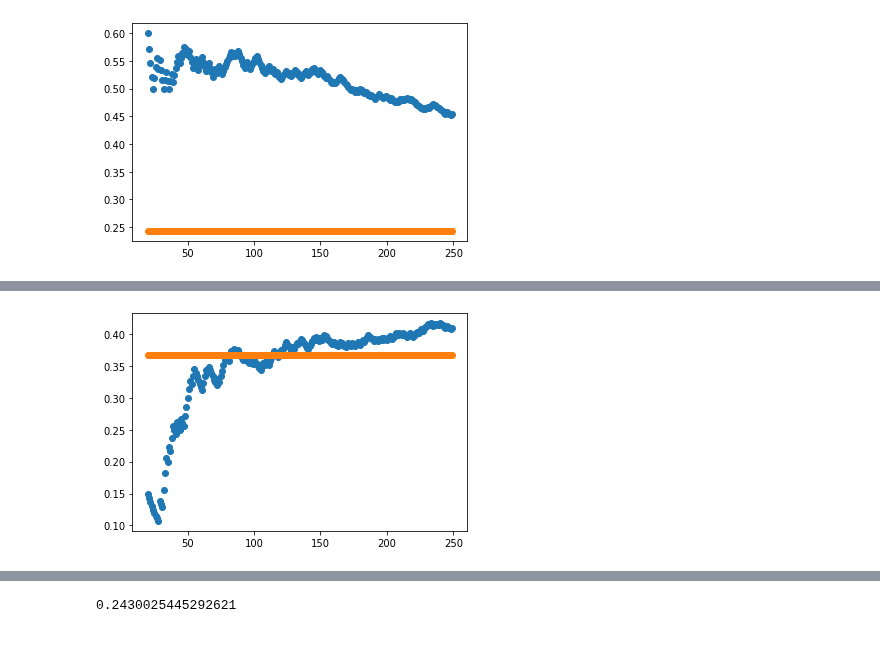
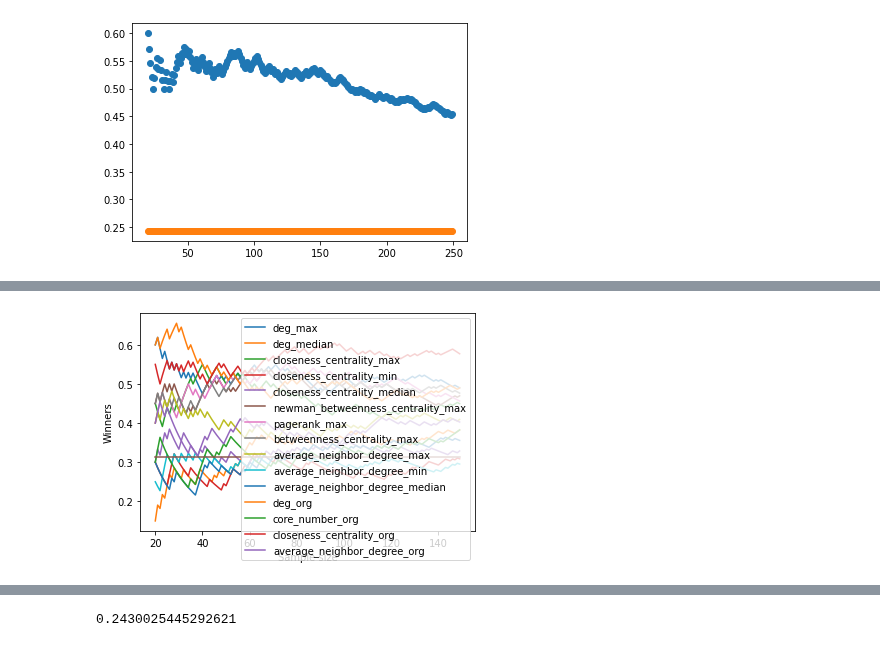
Before and after one commit to testalorenzo/crunch_net, a Jupyter notebook: ANS/ANS_all/orgorg4/Untitled.ipynb, the cells around one changed output, grey strips where cells are left out. Saved outputs shown, nothing was run; the diff lists cells and outputs as text; code cells hidden in the pictures.

```diff
--- a/ANS/ANS_all/orgorg4/Untitled.ipynb
+++ b/ANS/ANS_all/orgorg4/Untitled.ipynb
@@ -374,8 +374,8 @@ num_inv
 # %%
 b12 = bonav3#[bonav3['foundation']<2013]
 #b12 = b12[b12['first_money']<10000000]
-b12 = b12[[cent, 'current_sit','success','stage', 'st8', 'succ8','first_money','id', 'node','st8','foundation']]
-b12 = b12[b12[cent].notnull()]
-b12 = b12[b12['succ8'].notnull()]
+b12 = b12[[cent, 'current_sit','success','stage', 'st8', 'succ10','first_money','id', 'node','st8','foundation','date']]
+#b12 = b12[b12[cent].notnull()]
+b12 = b12[b12['succ10'].notnull()]
 # %%
 for y in range(1995,2015):
@@ -443,0 +482,5 @@ NameError: name 'amp' is not defined
+# %%
+N = len(b12[b12['date']==i])
+A = sum(b12[b12['date']==i]['succ'+str(yr)])
+print(N)
+print(A)
@@ -444,25 +490,53 @@ NameError: name 'amp' is not defined
 # %%
+centralities = bonav.columns[13:]
+i = -11
+cent = centralities[i]
+print(cent)
+#......................
+covars = list(Z_scaled.columns)
+clus = list(fl)
+diz = {'covars':covars, 'clus':clus}
+clus_n = range(1,8)
+dataf = pd.DataFrame(diz)
+
+
 centralities = [bonav.columns[i] for i in [8] + list(range(13,len(bonav.columns)))]
-for i in centralities:
-    cent = i
-    print(cent)
-    b12 = bonav3#[bonav3['foundation']<2013]
-    #b12 = b12[b12['first_money']<10000000]
-    b12 = b12[[cent, 'current_sit','success','stage', 'st8', 'succ12','id', 'node','st8']]
-    b12 = b12[b12[cent].notnull()]
-    b12 = b12[b12['succ12'].notnull()]
-    moves = []
-    p = []
-    N = len(b12)
-    A = int(sum(b12['succ12']))
-    ran = []
-    for i in range(20,250):
-        t = int(sum(b12.sort_values(ascending=False, by = cent)[0:i]['succ12']))
-        moves.append(t/i)
-        n = i
-        p.append(hypergeom_cdf(N, A, n, t, min_value=None))
-        ran.append(A/N)
-    plt.scatter(range(20,250), moves)
-    plt.scatter(range(20,250), ran)
+for i in clus_n:
+    cents = list(dataf[dataf['clus']==i]['covars'])
+    print(i)
+    for cent in cents:
+        b12 = bonav3#[bonav3['foundation']<2013]
+        #b12 = b12[b12['first_money']<10000000]
+        b12 = b12[[cent, 'current_sit','success','stage', 'st8', 'succ10','id', 'node','st8']]
+        b12 = b12[b12[cent].notnull()]
+        b12 = b12[b12['succ10'].notnull()]
+        moves = []
+        p = []
+        N = len(b12)
+        A = int(sum(b12['succ10']))
+        ran = []
+        if cent in ['voterank_median','voterank_max','voterank_min']:
+            b12 = b12.sort_values(ascending=True, by = cent)
+        if cent == 'clustering_org':
+            b12 = b12[(b12['clustering_org']!=1) & (b12['clustering_org']!=0)]
+            b12 = b12.sort_values(ascending=False, by = cent)
+        else:
+            b12 = b12.sort_values(ascending=False, by = cent)
+        for l in range(20,150):
+            t = int(sum(b12[0:l]['succ10']))
+            moves.append(t/l)
+            n = l
+            p.append(hypergeom_cdf(N, A, n, t, min_value=None))
+            ran.append(A/N)
+        plt.plot(range(20,150), moves, label = cent)
+        #plt.plot(range(20,150), p,'--', label = 'p-value'+cent)
+
+
+        #plt.savefig('sortcum' +'size'+'.pdf',  bbox_inches="tight")
+    plt.xlabel('Sample size')
+    plt.ylabel('Winners')
+    plt.legend()
+    plt.plot(range(20,150), ran)
+    plt.savefig('hype' +str(i)+'.pdf',  bbox_inches="tight")
     plt.show()
 # %% [output]
@@ -474 +549 @@ deg_min
-[figure, old version]
+[figure, new version]
```
Also changed, not shown: parts of 53 cells of this notebook.
